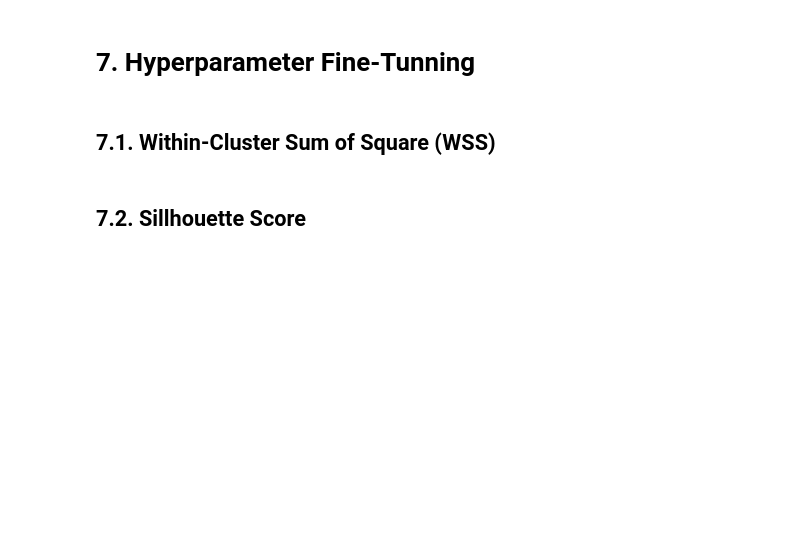
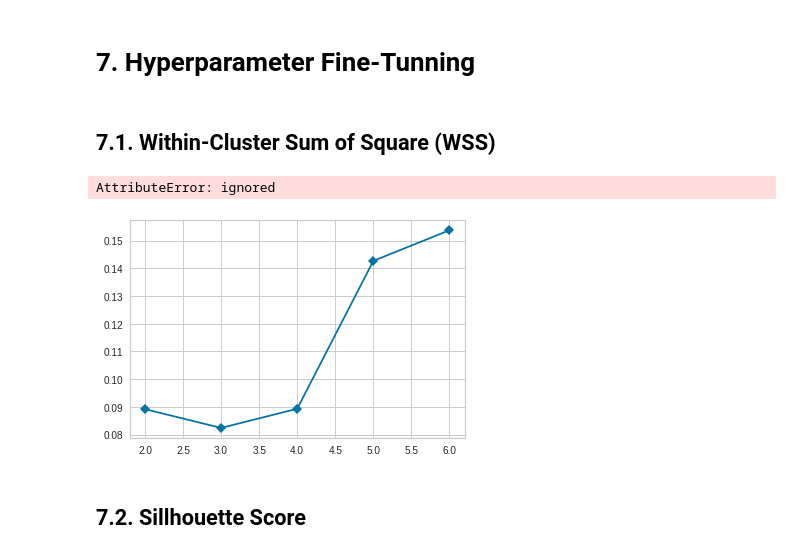
Before and after one commit to Matheus-Homem/international_bank_marketing, a Jupyter notebook: notebooks/c1_end_to_end_solution.ipynb, the cells around one changed output. Cells and saved outputs as stored; diff of their text form; code cells hidden in the pictures; blank space fills up the shorter version.

```diff
--- a/notebooks/c1_end_to_end_solution.ipynb
+++ b/notebooks/c1_end_to_end_solution.ipynb
@@ -195,5 +195,12 @@ clusters = [2,3,4,5,6]
 # %% [markdown]
 ## 7.1. Within-Cluster Sum of Square (WSS)
+# %%
+kmeans = KElbowVisualizer(model,k=(2,7), metric='distortion',timings=False)
+kmeans.fit(X)
+kmeans.show()
+# %% [output]
+AttributeError: ignored
+[figure, added]
 # %% [markdown]
 ## 7.2. Sillhouette Score
 # %%
```
Also changed, not shown: parts of 10 cells of this notebook.
